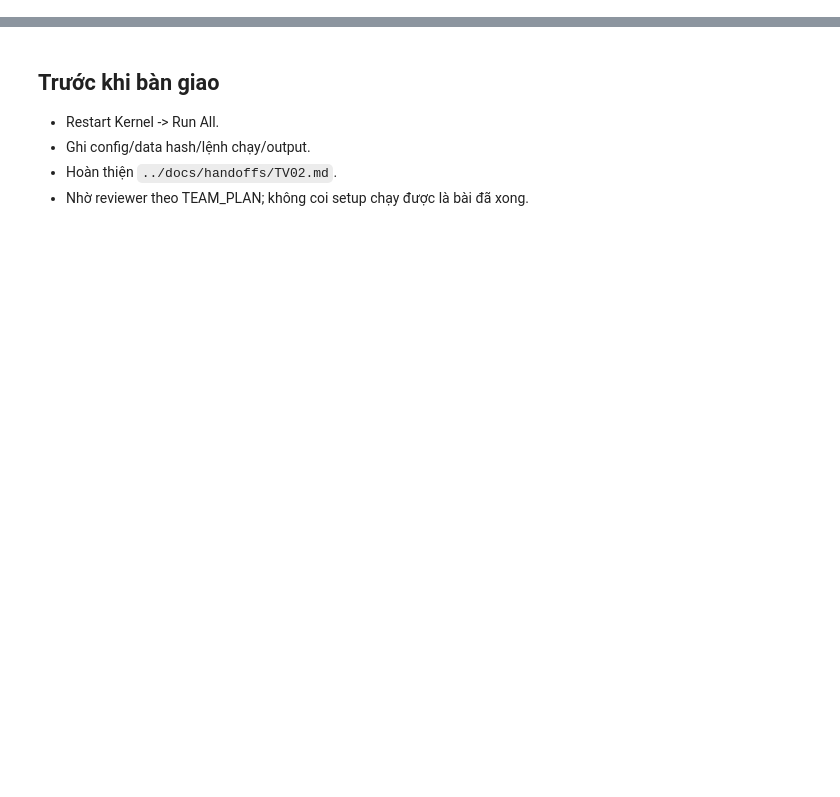
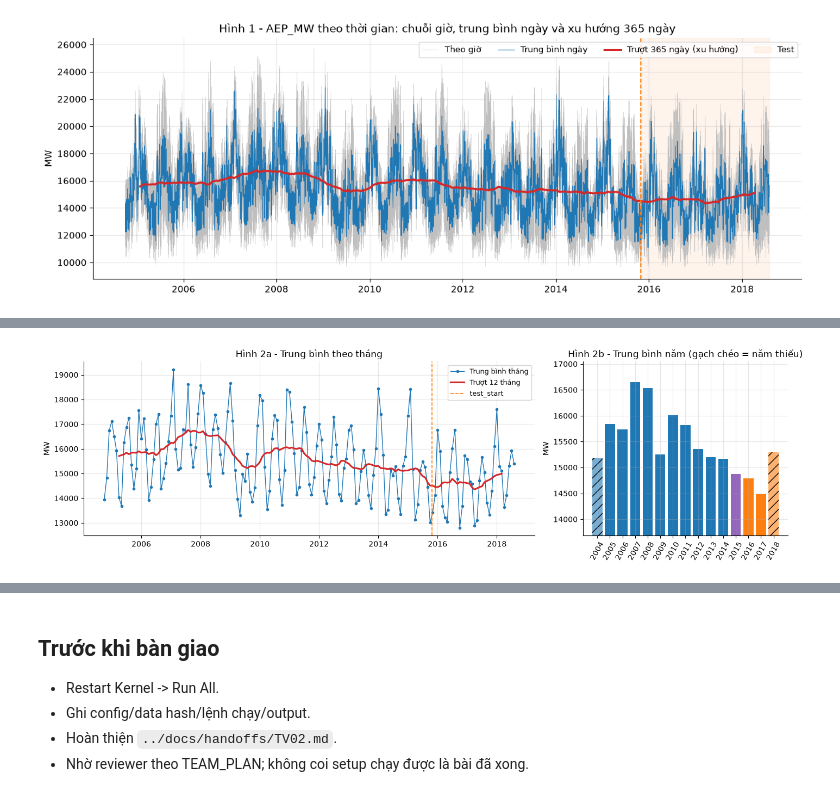
Before and after one commit to thvhieu/Time_series_lab3, a Jupyter notebook: notebooks/01_data_eda.ipynb, the cells around one changed output, grey strips where cells are left out. Cells and saved outputs as stored; diff of their text form; code cells hidden in the pictures; blank space fills up the shorter version.

```diff
--- a/notebooks/01_data_eda.ipynb
+++ b/notebooks/01_data_eda.ipynb
@@ -41,3 +145,78 @@ print({"raw_rows": quality["raw_rows"], "train_rows": len(train),
 # %%
-# TODO: viết code tái tạo phần này và lưu output đúng hợp đồng.
-# TODO: bổ sung nhận xét dựa trên kết quả chạy thật.
+daily = s_all.resample("D").mean()
+trend365 = daily.rolling(365, center=True, min_periods=300).mean()
+
+fig, ax = plt.subplots(figsize=(14, 4.8))
+ax.plot(s_all.index, s_all.values, lw=0.2, color="0.75", label="Theo giờ")
+ax.plot(daily.index, daily.values, lw=0.7, color="tab:blue", label="Trung bình ngày")
+ax.plot(trend365.index, trend365.values, lw=2.2, color="tab:red", label="Trượt 365 ngày (xu hướng)")
+ax.axvspan(cut, s_all.index[-1], color="tab:orange", alpha=0.08, label="Test")
+ax.axvline(cut, color="tab:orange", ls="--", lw=1.2)
+ax.set(title="Hình 1 - AEP_MW theo thời gian: chuỗi giờ, trung bình ngày và xu hướng 365 ngày",
+       ylabel="MW", xlabel="")
+ax.legend(loc="upper right", ncol=4, fontsize=9)
+save_fig(fig, "eda_01_series_trend.png"); plt.show()
+
+# Mức theo năm: đánh dấu năm không đủ (2004 bắt đầu tháng 10, 2018 kết thúc tháng 8; 2015 bị cắt bởi test_start)
+yearly = s_all.groupby(s_all.index.year).agg(["count", "mean", "std", "min", "max"])
+yearly["full_year"] = yearly["count"] >= 8700
+yearly["part"] = np.where(yearly.index < cut.year, "train",
+                          np.where(yearly.index > cut.year, "test", "train+test"))
+save_tab(yearly, "eda_yearly_stats.csv")
+display(yearly)
+
+full_train_years = yearly[(yearly["part"] == "train") & yearly["full_year"]]
+slope, intercept = np.polyfit(full_train_years.index, full_train_years["mean"], 1)
+print(f"Hồi quy tuyến tính mean năm (năm đủ của train {full_train_years.index.min()}-{full_train_years.index.max()}): "
+      f"{slope:+.1f} MW/năm")
+print(f"Mean 2005-2008: {s_train['2005':'2008'].mean():,.0f} MW | 2011-2014: {s_train['2011':'2014'].mean():,.0f} MW")
+
+monthly = s_all.resample("MS").mean()
+fig, axes = plt.subplots(1, 2, figsize=(14, 4.2), gridspec_kw={"width_ratios": [2.2, 1]})
+axes[0].plot(monthly.index, monthly.values, marker=".", lw=1, label="Trung bình tháng")
+axes[0].plot(monthly.index, monthly.rolling(12, center=True).mean(), lw=2.2, color="tab:red",
+             label="Trượt 12 tháng")
+axes[0].axvline(cut, color="tab:orange", ls="--", lw=1.2, label="test_start")
+axes[0].set(title="Hình 2a - Trung bình theo tháng", ylabel="MW")
+axes[0].legend(fontsize=9)
+colors = ["tab:blue" if p == "train" else "tab:orange" if p == "test" else "tab:purple"
+          for p in yearly["part"]]
+bars = axes[1].bar(yearly.index.astype(str), yearly["mean"], color=colors)
+for bar, full in zip(bars, yearly["full_year"]):
+    if not full:
+        bar.set_hatch("//"); bar.set_alpha(0.6)
+axes[1].set_ylim(yearly["mean"].min() - 800, yearly["mean"].max() + 400)
+axes[1].set(title="Hình 2b - Trung bình năm (gạch chéo = năm thiếu)", ylabel="MW")
+axes[1].tick_params(axis="x", rotation=60)
+fig.tight_layout(); save_fig(fig, "eda_02_monthly_yearly_level.png"); plt.show()
+
+# Hai mẫu ngắn 14 ngày trong train: mùa đông và mùa hè
+fig, axes = plt.subplots(2, 1, figsize=(14, 6), sharey=True)
+for ax, (a, b, name) in zip(axes, [("2014-01-06", "2014-01-19", "mùa đông 06-19/01/2014"),
+                                     ("2014-07-07", "2014-07-20", "mùa hè 07-20/07/2014")]):
+    part = s_train[a:b]
+    ax.plot(part.index, part.values, lw=1.2)
+    for d in pd.date_range(a, b, freq="D"):
+        if d.day_of_week >= 5:
+            ax.axvspan(d, d + pd.Timedelta(days=1), color="0.9")
+    ax.set(title=f"Hình 3 - Mẫu ngắn 2 tuần, {name} (nền xám = cuối tuần)", ylabel="MW")
+fig.tight_layout(); save_fig(fig, "eda_03_short_samples.png"); plt.show()
+
+# Audit thiếu/trùng: đọc từ Data v1, không làm lại
+missing = pd.read_csv(ROOT / "data/interim/missing_hours.csv", parse_dates=["Datetime"])
+dups = pd.read_csv(ROOT / "data/interim/duplicate_timestamps.csv", parse_dates=["Datetime"])
+missing["pattern"] = np.select(
+    [(missing.Datetime.dt.month.isin([3, 4])) & (missing.Datetime.dt.hour == 3) & (missing.Datetime.dt.day_of_week == 6),
+     (missing.Datetime.dt.month.isin([10, 11])) & (missing.Datetime.dt.hour == 2) & (missing.Datetime.dt.day_of_week == 6)],
+    ["CN tháng 3/4, 03:00", "CN tháng 10/11, 02:00"], "đơn lẻ")
+print("Giờ thiếu theo mẫu:"); display(missing["pattern"].value_counts().to_frame("số giờ"))
+print("Giờ thiếu đơn lẻ:", missing.loc[missing.pattern == "đơn lẻ", "Datetime"].dt.strftime("%Y-%m-%d %H:%M").tolist())
+print("Timestamp trùng (đã gộp mean trong v1):", sorted(dups["Datetime"].dt.strftime("%Y-%m-%d %H:%M").unique()))
+
+# Kiểm tra điểm nhảy đơn lẻ (chỉ báo cáo, KHÔNG sửa dữ liệu)
+resid = s_train - s_train.rolling(5, center=True, min_periods=3).median()
+spikes = resid.abs().sort_values(ascending=False).head(5).to_frame("|y - median5|")
+spikes["y"] = s_train.loc[spikes.index]
+print("5 giờ lệch mạnh nhất so với median 5 giờ lân cận (train):"); display(spikes)
+# %% [output]
+[figure, added]
@@ -43,0 +242 @@ print({"raw_rows": quality["raw_rows"], "train_rows": len(train),
+[figure, added]
```
Also changed, not shown: parts of 16 cells of this notebook, 13 other files.
